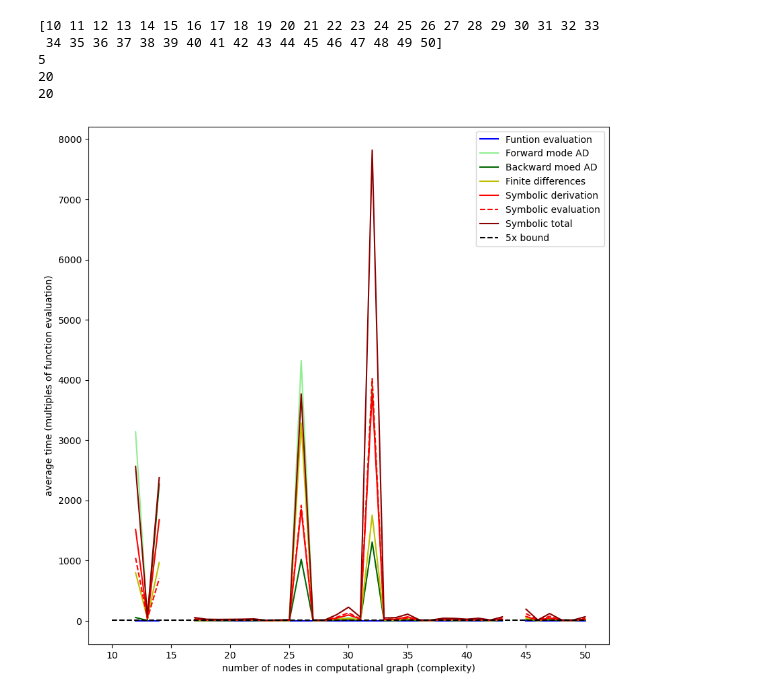
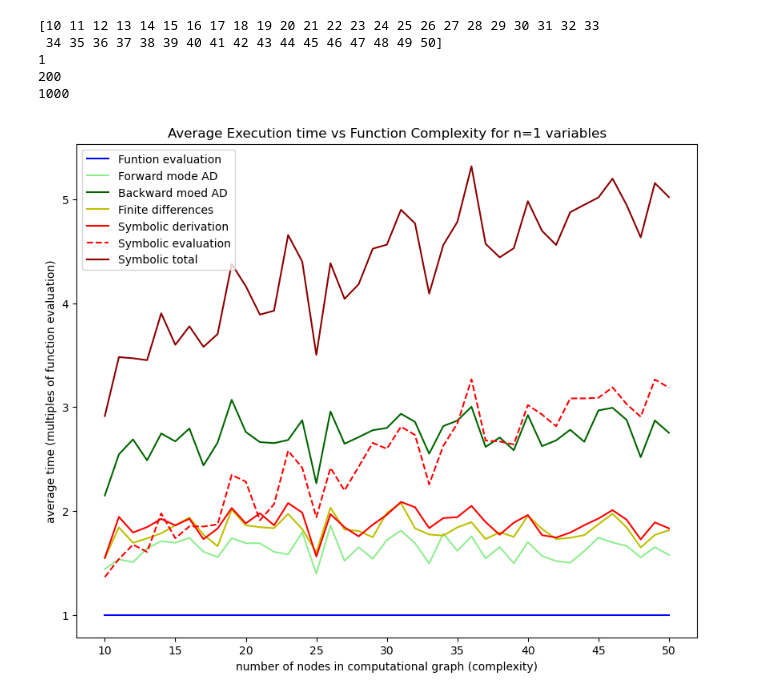
Before and after one commit to sepee/Automatic-Differentiation-Y4Project, a Jupyter notebook: Otis/time_complexity_allnodes/time_complexity-time_vs_complexity.ipynb, the cells around one changed output. Drawn from its saved outputs; the diff is of its cells as text; code cells hidden in the pictures.

Commit message:
added more figures

```diff
--- a/Otis/time_complexity_allnodes/time_complexity-time_vs_complexity.ipynb
+++ b/Otis/time_complexity_allnodes/time_complexity-time_vs_complexity.ipynb
@@ -8,10 +8,10 @@ from tqdm import tqdm
 import random
 # %%
 
-complexities = np.arange(10, 51)
-var_count = 5
+complexities = np.arange(20, 51)
+var_count = 10
 n_functions = 200
-n_repeats = 200
+n_repeats = 1000
 
 # setup variables and functions
 print("generating functions")
@@ -154,26 +154,27 @@ storeData(f'DataSingleVarVsComplexities/average_times_all_methods_symbolicsimpli
 # %% [output]
 [10 11 12 13 14 15 16 17 18 19 20 21 22 23 24 25 26 27 28 29 30 31 32 33
  34 35 36 37 38 39 40 41 42 43 44 45 46 47 48 49 50]
-5
-20
-20
+1
+200
+1000
 # %%
 # normalised with symbolic
-fig, ax = plt.subplots(figsize=(10,10))
+fig, ax = plt.subplots(figsize=(10,8))
+plt.title(f"Average Execution time vs Function Complexity for n={var_count} variables")
 plt.plot(complexities, average_times_eval / average_times_eval, label="Funtion evaluation",c="b")
 plt.plot(complexities, average_times_forward / average_times_eval, label="Forward mode AD",c="lightgreen")
 plt.plot(complexities, average_times_backward / average_times_eval, label="Backward moed AD", c="darkgreen")
 plt.plot(complexities, average_times_finitedifferences / average_times_eval, label="Finite differences", c="y")
 plt.plot(complexities, average_times_symbolicderivation / average_times_eval, label="Symbolic derivation", c="r")
 plt.plot(complexities, average_times_symboliceval / average_times_eval, label="Symbolic evaluation", c="r", linestyle="--")
 plt.plot(complexities, (average_times_symbolicderivation + average_times_symboliceval) / average_times_eval, label="Symbolic total", c="darkred")
-plt.plot(complexities, np.ones(len(complexities)) * 5, label="5x bound", c="k",linestyle="--")
 plt.xlabel("number of nodes in computational graph (complexity)")
 plt.ylabel("average time (multiples of function evaluation)")
 plt.legend()
+plt.savefig(fname=f'Plots/TimeVsComplexity/average_times_all_methods comp=1-{max(complexities)} n_var={var_count} n_func={n_functions} n_rep={n_repeats}')
 plt.show()
 # %% [output]
-[figure, old version]
+[figure, new version]
 # %%
 
 # normalised without symbolic
```
Also changed, not shown: parts of 3 cells of this notebook, 13 other files.
